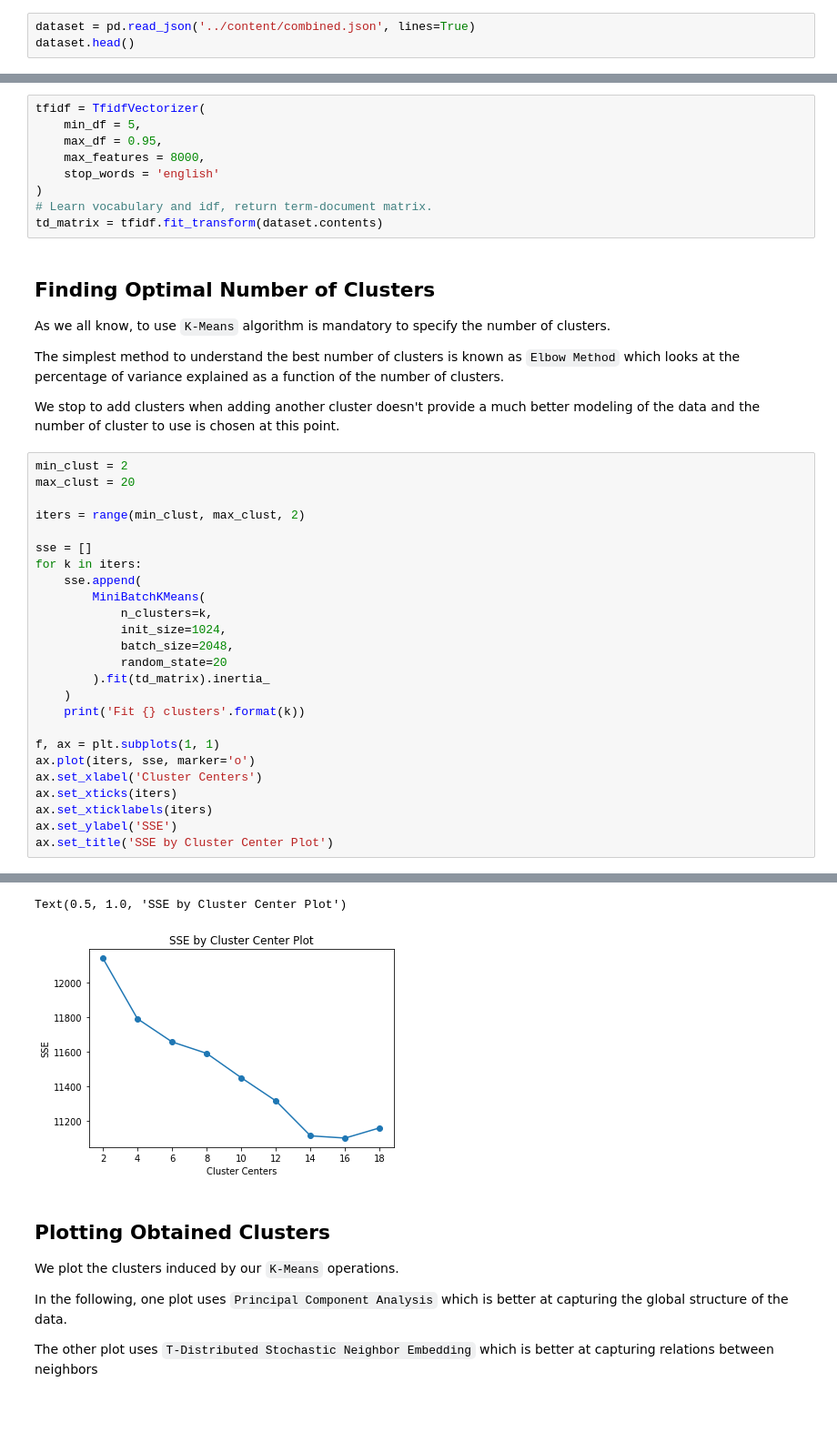
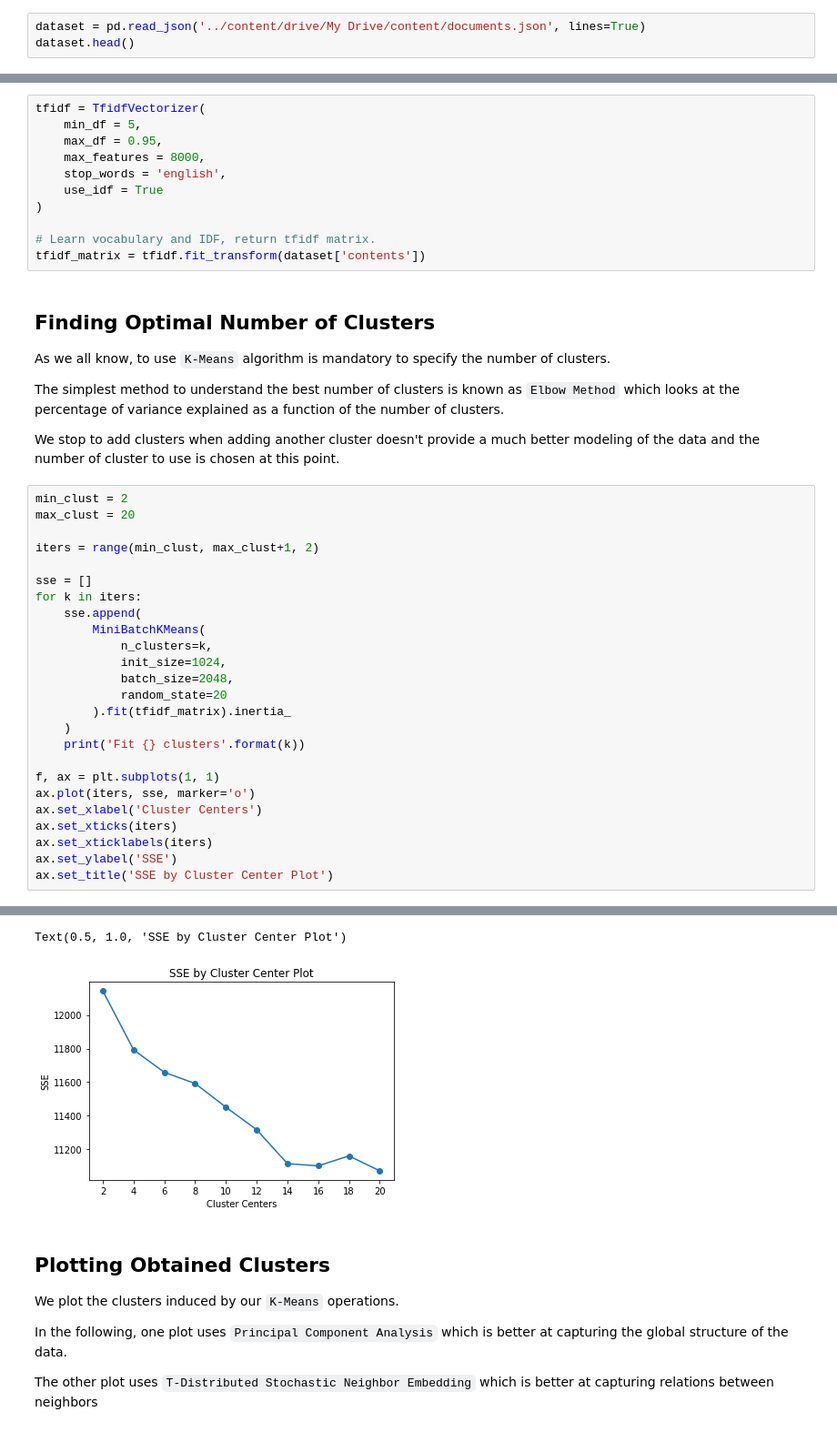
Before and after one commit to beppe95/Text-Summarization, a Jupyter notebook: Document_Clustering.ipynb, the cells around one changed output, grey strips where cells are left out. Shown at 91% size. Drawn from its saved outputs; the diff is of its cells as text.

```diff
--- a/Document_Clustering.ipynb
+++ b/Document_Clustering.ipynb
@@ -18,7 +46,7 @@ from sklearn.manifold import TSNE
 ## Importing the dataset
 We use Pandas to read our JSON file.
 # %%
-dataset = pd.read_json('../content/combined.json', lines=True)
+dataset = pd.read_json('../content/drive/My Drive/content/documents.json', lines=True)
 dataset.head()
 # %% [output]
 |  | id | title | contents | date | topics | components |
@@ -40,10 +68,12 @@ tfidf = TfidfVectorizer(
     min_df = 5,
     max_df = 0.95,
     max_features = 8000,
-    stop_words = 'english'
+    stop_words = 'english',
+    use_idf = True
 )
-# Learn vocabulary and idf, return term-document matrix.
-td_matrix = tfidf.fit_transform(dataset.contents)
+
+# Learn vocabulary and IDF, return tfidf matrix.
+tfidf_matrix = tfidf.fit_transform(dataset['contents'])
 # %% [markdown]
 ## Finding Optimal Number of Clusters
 As we all know, to use `K-Means` algorithm is mandatory to specify the number of clusters.
@@ -55,7 +85,7 @@ We stop to add clusters when adding another cluster doesn't provide a much bette
 min_clust = 2
 max_clust = 20
 
-iters = range(min_clust, max_clust, 2)
+iters = range(min_clust, max_clust+1, 2)
 
 sse = []
 for k in iters:
@@ -65,7 +95,7 @@ for k in iters:
             init_size=1024,
             batch_size=2048,
             random_state=20
-        ).fit(td_matrix).inertia_
+        ).fit(tfidf_matrix).inertia_
     )
     print('Fit {} clusters'.format(k))
 
@@ -89,5 +120,5 @@ Fit 18 clusters
 Text(0.5, 1.0, 'SSE by Cluster Center Plot')
-[figure, old version]
+[figure, new version]
 # %% [markdown]
 ## Plotting Obtained Clusters
 We plot the clusters induced by our `K-Means` operations.
```
Also changed, not shown: parts of 13 cells of this notebook.
